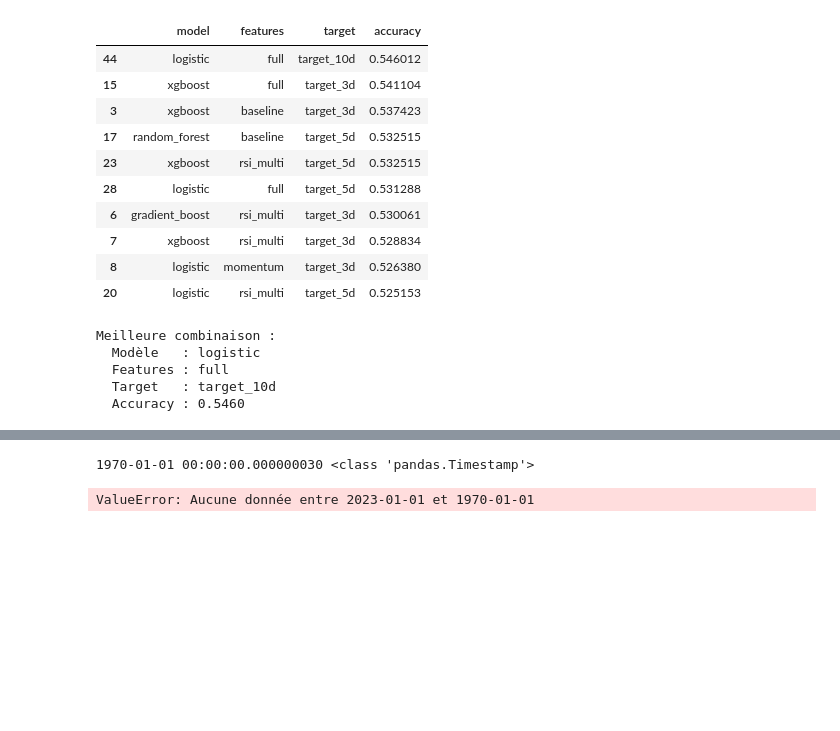
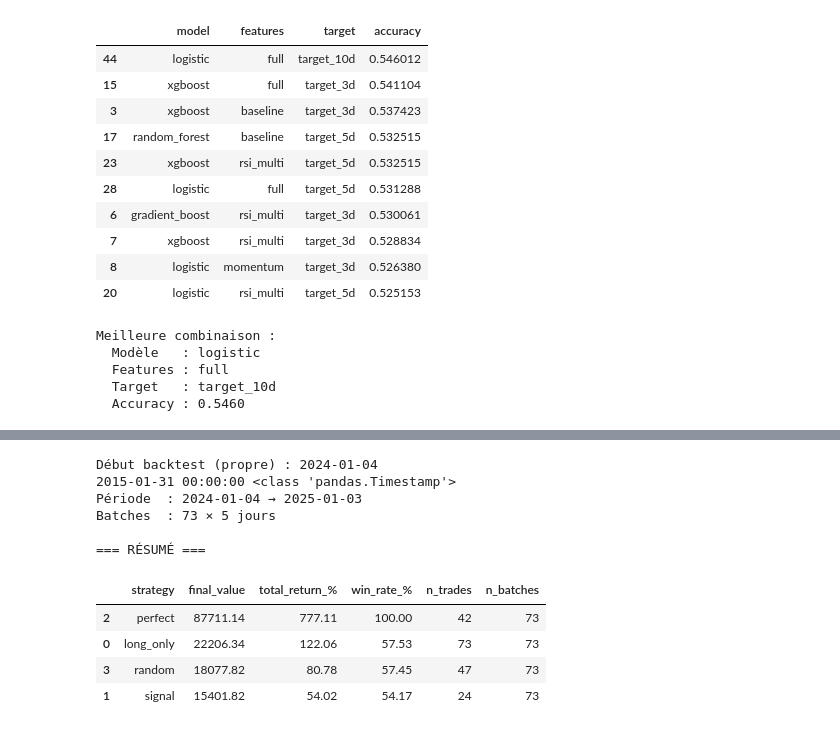
Before and after one commit to Geoffgrid/ai_for_finance, a Jupyter notebook: notebook/notebook.ipynb, the cells around one changed output, grey strips where cells are left out. Saved outputs shown, nothing was run; the diff lists cells and outputs as text; code cells hidden in the pictures; blank space fills up the shorter version.

```diff
--- a/notebook/notebook.ipynb
+++ b/notebook/notebook.ipynb
@@ -532,36 +547,47 @@ Meilleure combinaison :
 import importlib
 import app.ml_logic.backtest
 importlib.reload(app.ml_logic.backtest)
 from app.ml_logic.backtest import run_backtest
 import sys
 sys.path.append('..')
 from app.ml_logic.backtest import run_backtest
 
 # Paramètres
-START_DATE = '2023-01-01'
+split = int(len(df_feat) * 0.8)
+START_DATE = df_feat.index[split].strftime('%Y-%m-%d')
+print(f"Début backtest (propre) : {START_DATE}")
 DURATION_DAYS = 365
 HORIZON = 5
 INITIAL_CAPITAL = 10000
 
 df_feat.index = pd.to_datetime(df_feat.index)
 print(df_feat.index[0], type(df_feat.index[0]))
 
 backtest = run_backtest(
     df=df_feat,
     model=model,
     features=features,
     horizon=HORIZON,
     start_date=START_DATE,
     duration_days=DURATION_DAYS,
     initial_capital=INITIAL_CAPITAL,
     strategies=['long_only', 'signal', 'perfect', 'random']
 )
 
 print("\n=== RÉSUMÉ ===")
 display(backtest['summary'])
 # %% [output]
-1970-01-01 00:00:00.000000030 <class 'pandas.Timestamp'>
+Début backtest (propre) : 2024-01-04
+2015-01-31 00:00:00 <class 'pandas.Timestamp'>
+Période  : 2024-01-04 → 2025-01-03
+Batches  : 73 × 5 jours
+
+=== RÉSUMÉ ===
-ValueError: Aucune donnée entre 2023-01-01 et 1970-01-01
+|  | strategy | final_value | total_return_% | win_rate_% | n_trades | n_batches |
+| 2 | perfect | 87711.14 | 777.11 | 100.00 | 42 | 73 |
+| 0 | long_only | 22206.34 | 122.06 | 57.53 | 73 | 73 |
+| 3 | random | 18077.82 | 80.78 | 57.45 | 47 | 73 |
+| 1 | signal | 15401.82 | 54.02 | 54.17 | 24 | 73 |
 # %%
 import matplotlib.pyplot as plt
 
```
Also changed, not shown: parts of 3 cells of this notebook.
